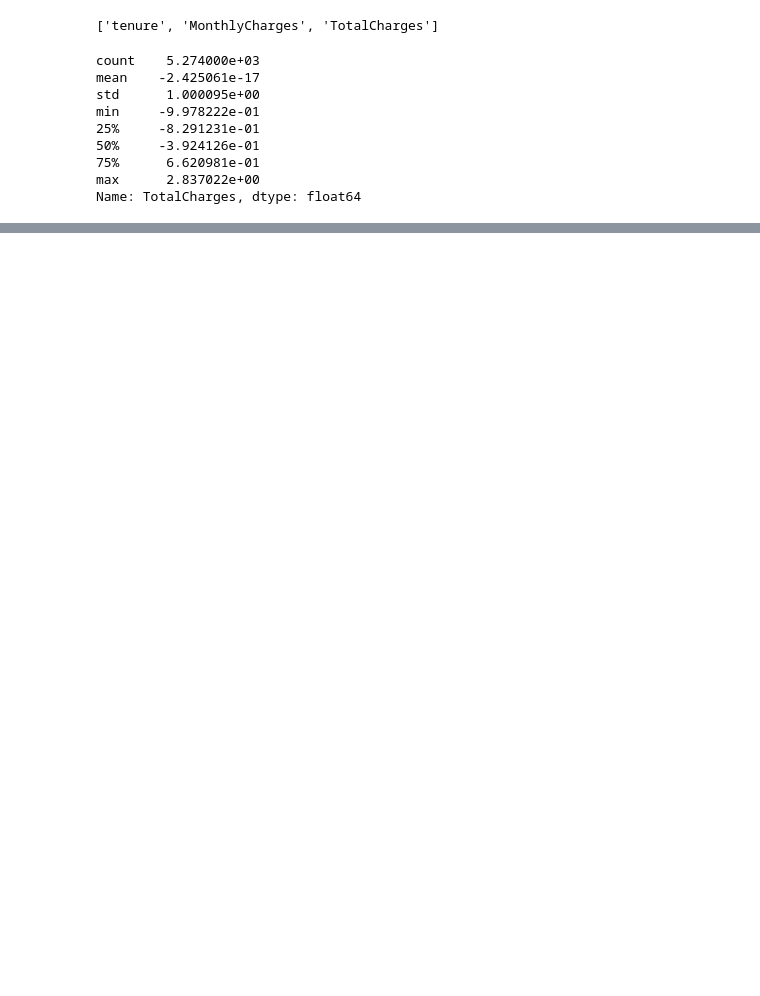
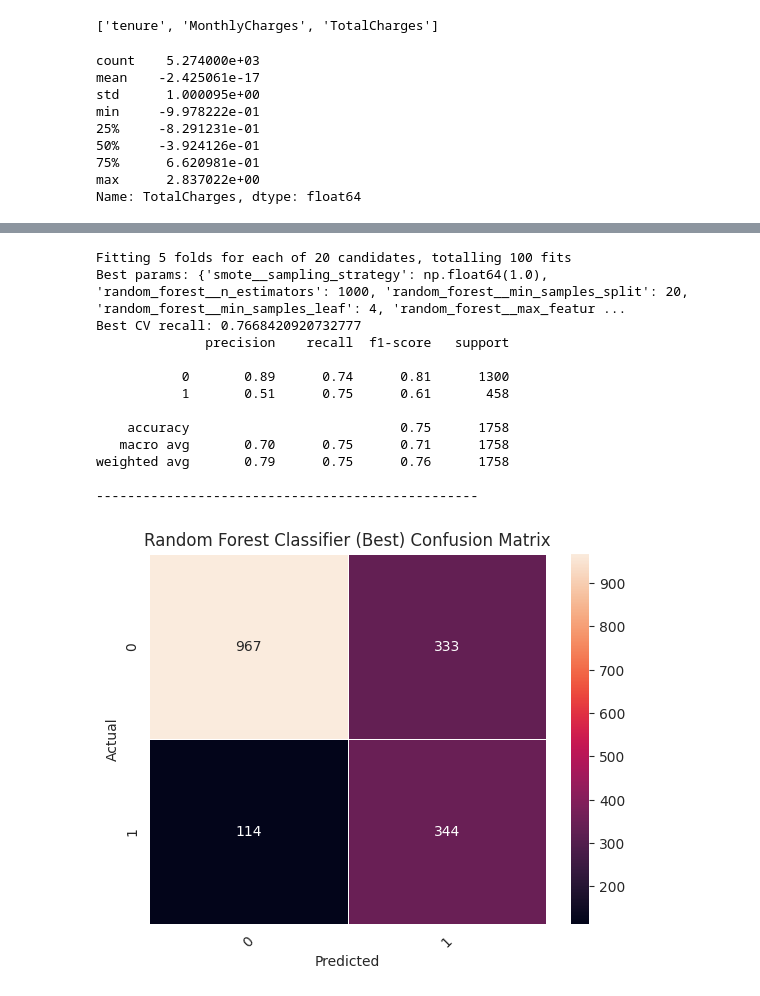
Before and after one commit to Cornelias35/ChurnPredictionSystem, a Jupyter notebook: notebooks/EDA.ipynb, the cells around one changed output, grey strips where cells are left out. Saved outputs shown, nothing was run; the diff lists cells and outputs as text; code cells hidden in the pictures; blank space fills up the shorter version.

```diff
--- a/notebooks/EDA.ipynb
+++ b/notebooks/EDA.ipynb
@@ -621,0 +900,55 @@ weighted avg       0.76      0.78      0.76      1758
+# %%
+from sklearn.ensemble import RandomForestClassifier
+from sklearn.model_selection import RandomizedSearchCV
+
+pipeline = Pipeline([
+    ("smote", SMOTE(random_state=42)),
+    ("random_forest", RandomForestClassifier(random_state=42)),
+])
+
+# Parameter distributions for Random Forest + SMOTE
+param_dist = {
+    "smote__sampling_strategy": np.linspace(0.4, 1.0, 8),  # 0.4 to 1.0 ratios
+    "random_forest__n_estimators": [100, 200, 500, 1000],        # number of trees
+    "random_forest__max_depth": [None, 5, 8, 10, 12],     # tree depth
+    "random_forest__min_samples_split": [2, 5, 10, 20, 50, 100],        # min split
+    "random_forest__min_samples_leaf": [1, 2, 4, 10, 20],          # min leaf size
+    "random_forest__max_features": ["sqrt", "log2"]        # feature selection
+}
+
+# Randomized search
+search = RandomizedSearchCV(
+    estimator=pipeline,
+    param_distributions=param_dist,
+    n_iter=20,               # test 20 random combos
+    scoring="recall",        # since you care about FN
+    cv=cv,
+    random_state=42,
+    n_jobs=-1,
+    verbose=1
+)
+
+search.fit(X_train, y_train)
+
+print("Best params:", search.best_params_)
+print("Best CV recall:", search.best_score_)
+
+best_model = search.best_estimator_
+y_pred = best_model.predict(X_test)
+
+print_metrics(y_test, y_pred, model_name="Random Forest Classifier (Best)")
+# %% [output]
+Fitting 5 folds for each of 20 candidates, totalling 100 fits
+Best params: {'smote__sampling_strategy': np.float64(1.0), 'random_forest__n_estimators': 1000, 'random_forest__min_samples_split': 20, 'random_forest__min_samples_leaf': 4, 'random_forest__max_featur ...
+Best CV recall: 0.7668420920732777
+              precision    recall  f1-score   support
+
+           0       0.89      0.74      0.81      1300
+           1       0.51      0.75      0.61       458
+
+    accuracy                           0.75      1758
+   macro avg       0.70      0.75      0.71      1758
+weighted avg       0.79      0.75      0.76      1758
+
+-------------------------------------------------
+[figure, added]
```
Also changed, not shown: parts of 47 cells of this notebook, 2 other files.
